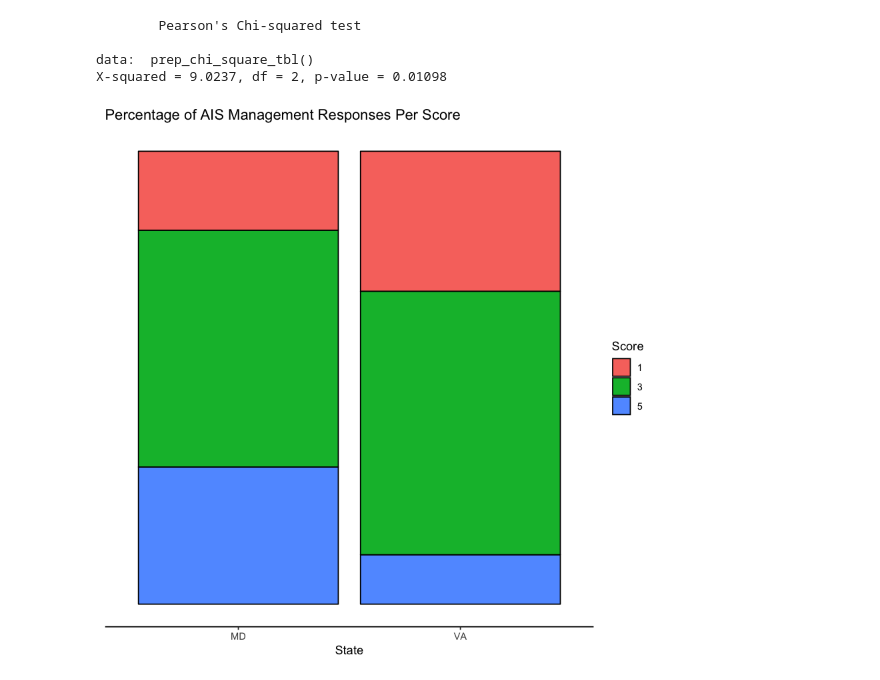
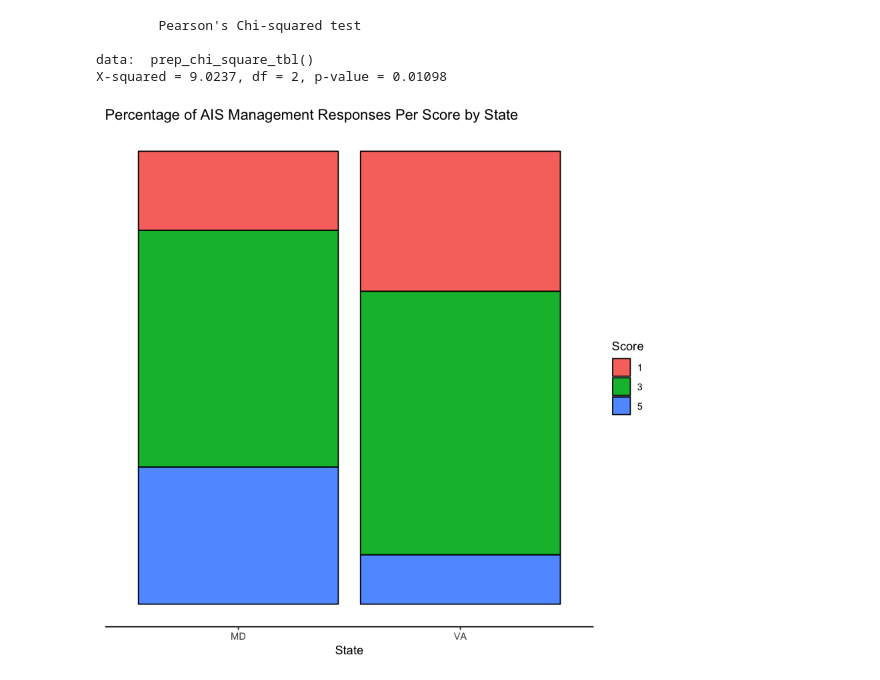
Before and after one commit to bpatter5/stat634, a Jupyter notebook: AIS/notebooks/initial_analysis.ipynb, the cells around one changed output. Drawn from its saved outputs; the diff is of its cells as text; code cells hidden in the pictures.

```diff
--- a/AIS/notebooks/initial_analysis.ipynb
+++ b/AIS/notebooks/initial_analysis.ipynb
@@ -32,8 +32,8 @@ ais_summary <- ais_info %>% group_by(State, Score) %>% count()
 # %%
 ggplot(ais_summary, aes(x=State,y=n,fill=Score)) +
     geom_bar(stat="identity", position="fill", colour="black") +
     theme_classic() +
     theme(axis.title.y = element_blank(), axis.text.y = element_blank(),
-      axis.ticks.y = element_blank(), axis.line.y = element_blank()) + ggtitle("Percentage of AIS Management Responses Per Score")
+      axis.ticks.y = element_blank(), axis.line.y = element_blank()) + ggtitle("Percentage of AIS Management Responses Per Score by State")
 # %% [output]
-[figure, old version]
+[figure, new version]
```
